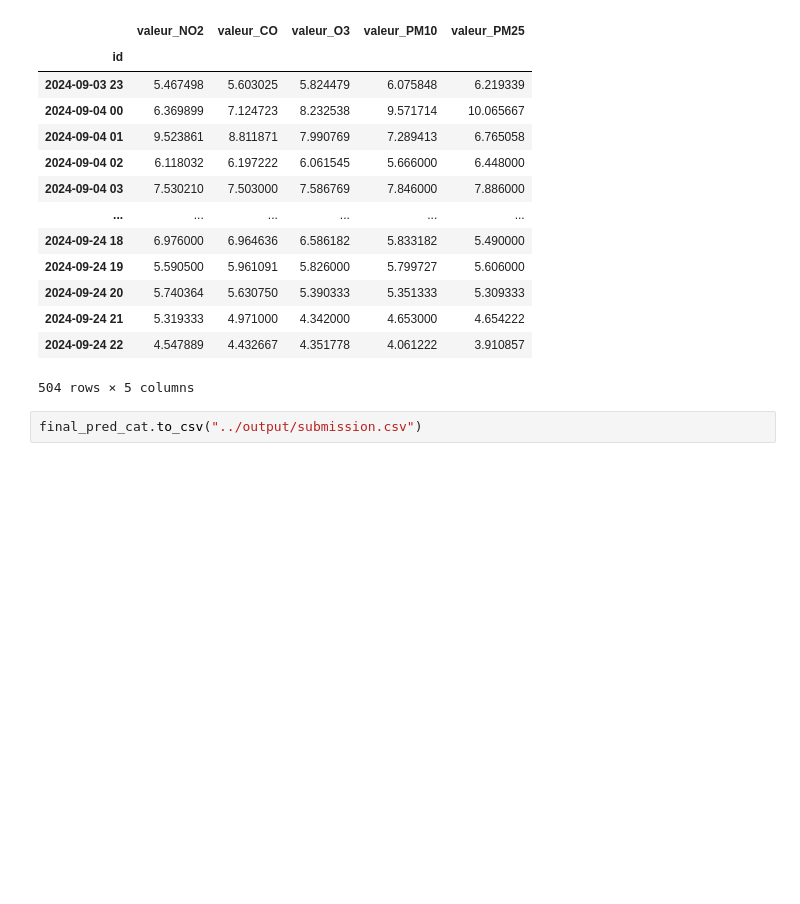
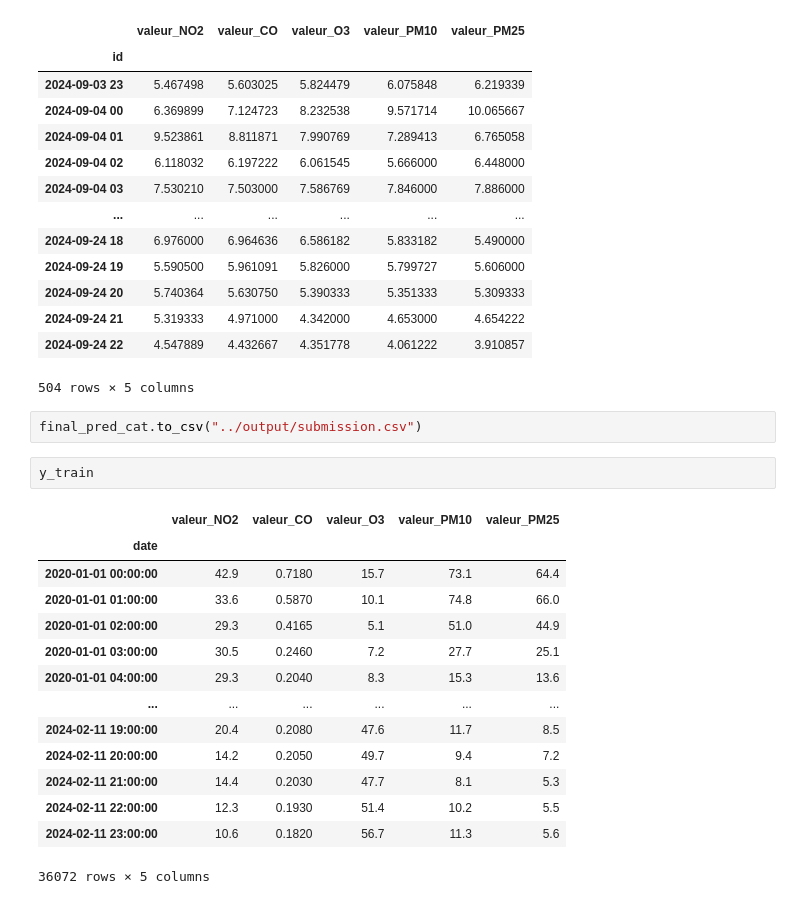
Before and after one commit to julescrevola/air_quality, a Jupyter notebook: notebooks/modelling.ipynb, the cells around one changed output. Saved outputs shown, nothing was run; the diff lists cells and outputs as text; blank space fills up the shorter version.

```diff
--- a/notebooks/modelling.ipynb
+++ b/notebooks/modelling.ipynb
@@ -402,3 +402,20 @@ final_pred_cat
 504 rows × 5 columns
 # %%
 final_pred_cat.to_csv("../output/submission.csv")
+# %%
+y_train
+# %% [output]
+|  | valeur_NO2 | valeur_CO | valeur_O3 | valeur_PM10 | valeur_PM25 |
+| date |  |  |  |  |  |
+| 2020-01-01 00:00:00 | 42.9 | 0.7180 | 15.7 | 73.1 | 64.4 |
+| 2020-01-01 01:00:00 | 33.6 | 0.5870 | 10.1 | 74.8 | 66.0 |
+| 2020-01-01 02:00:00 | 29.3 | 0.4165 | 5.1 | 51.0 | 44.9 |
+| 2020-01-01 03:00:00 | 30.5 | 0.2460 | 7.2 | 27.7 | 25.1 |
+| 2020-01-01 04:00:00 | 29.3 | 0.2040 | 8.3 | 15.3 | 13.6 |
+| ... | ... | ... | ... | ... | ... |
+| 2024-02-11 19:00:00 | 20.4 | 0.2080 | 47.6 | 11.7 | 8.5 |
+| 2024-02-11 20:00:00 | 14.2 | 0.2050 | 49.7 | 9.4 | 7.2 |
+| 2024-02-11 21:00:00 | 14.4 | 0.2030 | 47.7 | 8.1 | 5.3 |
+| 2024-02-11 22:00:00 | 12.3 | 0.1930 | 51.4 | 10.2 | 5.5 |
+| 2024-02-11 23:00:00 | 10.6 | 0.1820 | 56.7 | 11.3 | 5.6 |
+36072 rows × 5 columns
```
Also changed, not shown: parts of 34 cells of this notebook, 6 other files.
